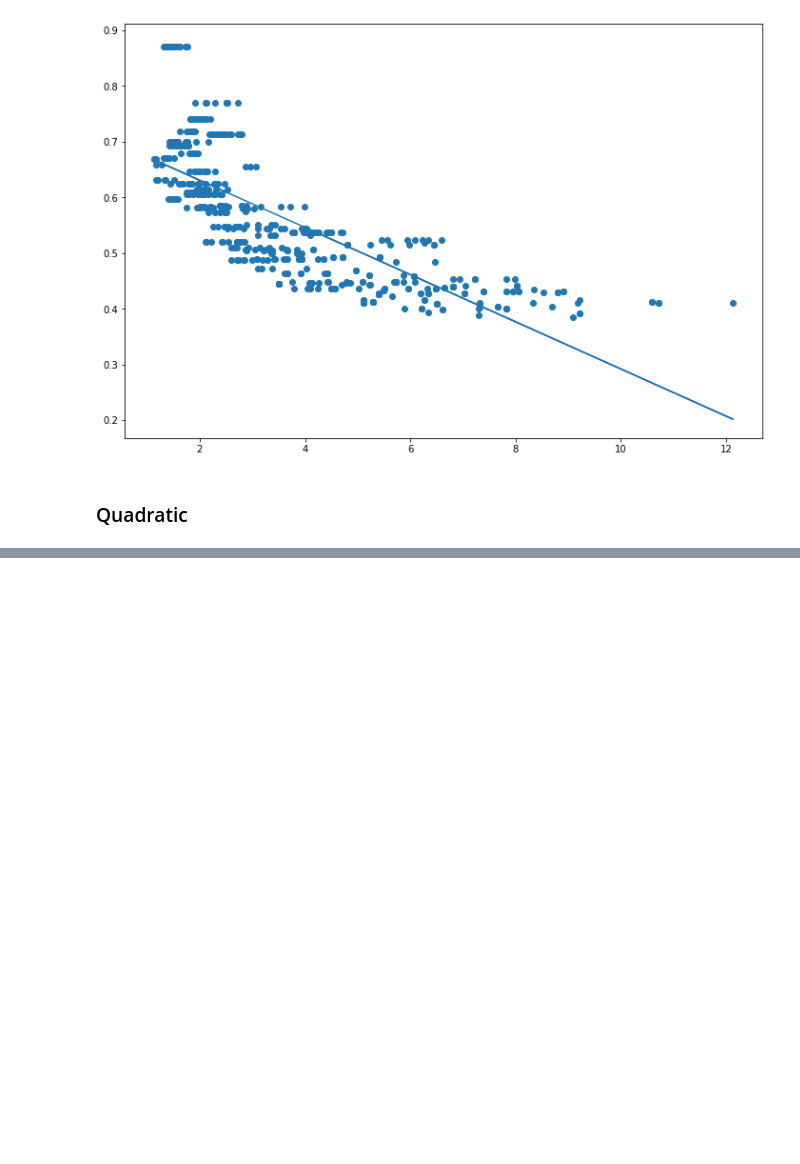
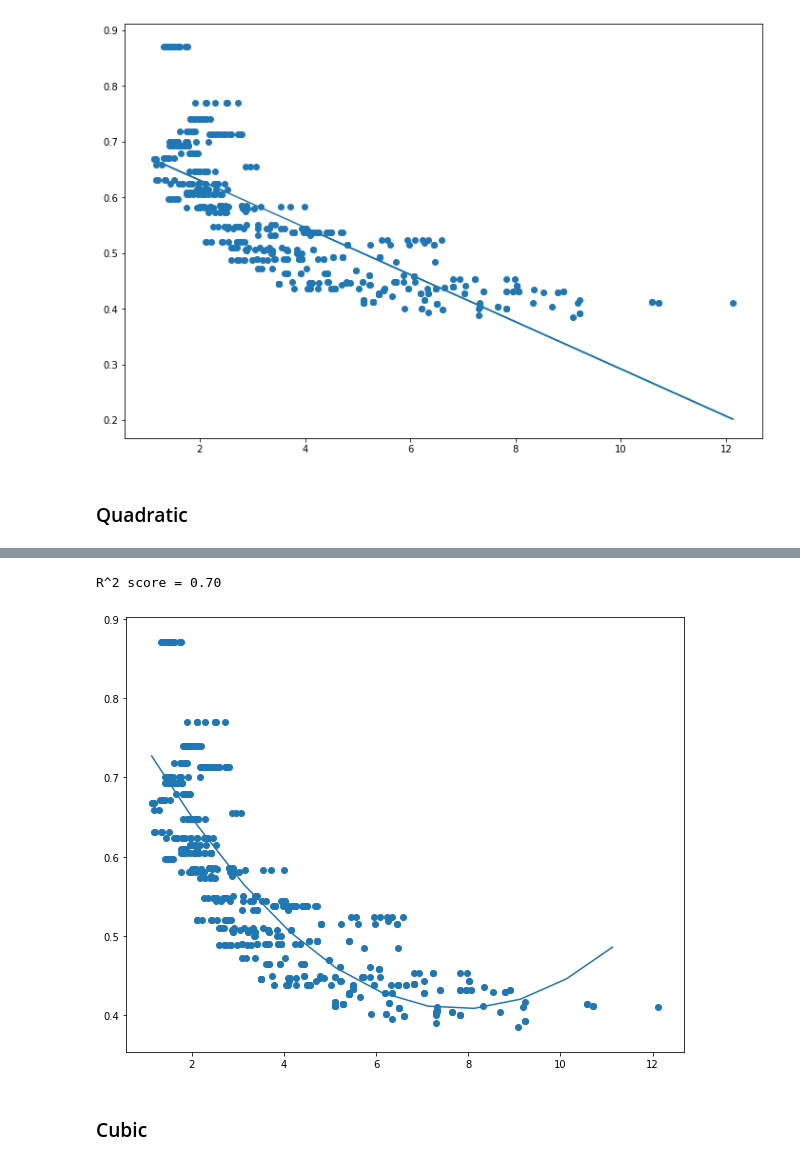
Before and after one commit to ElijahCoding/MachineLearning-Intermediate, a Jupyter notebook: Regression/Polynomial Regression/Boston Housing with Polynomial Regression.ipynb, the cells around one changed output, grey strips where cells are left out. Drawn from its saved outputs; the diff is of its cells as text; code cells hidden in the pictures; blank space fills up the shorter version.

```diff
--- a/Regression/Polynomial Regression/Boston Housing with Polynomial Regression.ipynb
+++ b/Regression/Polynomial Regression/Boston Housing with Polynomial Regression.ipynb
@@ -55,0 +58,6 @@ R^2 score = 0.59
+# %%
+poly_reg = PolynomialFeatures(degree=2)
+X_poly_b = poly_reg.fit_transform(X_boston.reshape(-1, 1))
+lin_reg_2 = LinearRegression()
+# %%
+lin_reg_2.fit(X_poly_b, y_boston)
@@ -55,0 +66,2 @@ R^2 score = 0.59
+# %%
+X_fit = np.arange(X_boston.min(), X_boston.max(), 1)[:, np.newaxis]
@@ -55,0 +82,12 @@ R^2 score = 0.59
+# %%
+y_pred = lin_reg_2.predict(poly_reg.fit_transform(X_fit.reshape(-1, 1)))
+# %%
+plt.figure(figsize=(10, 8))
+plt.scatter(X_boston, y_boston)
+plt.plot(X_fit, y_pred)
+print("R^2 score = {:.2f}".format(r2_score(y_boston, lin_reg_2.predict(X_poly_b))))
+# %% [output]
+R^2 score = 0.70
+[figure, added]
+# %% [markdown]
+### Cubic
```
Also changed, not shown: parts of 3 cells of this notebook.
